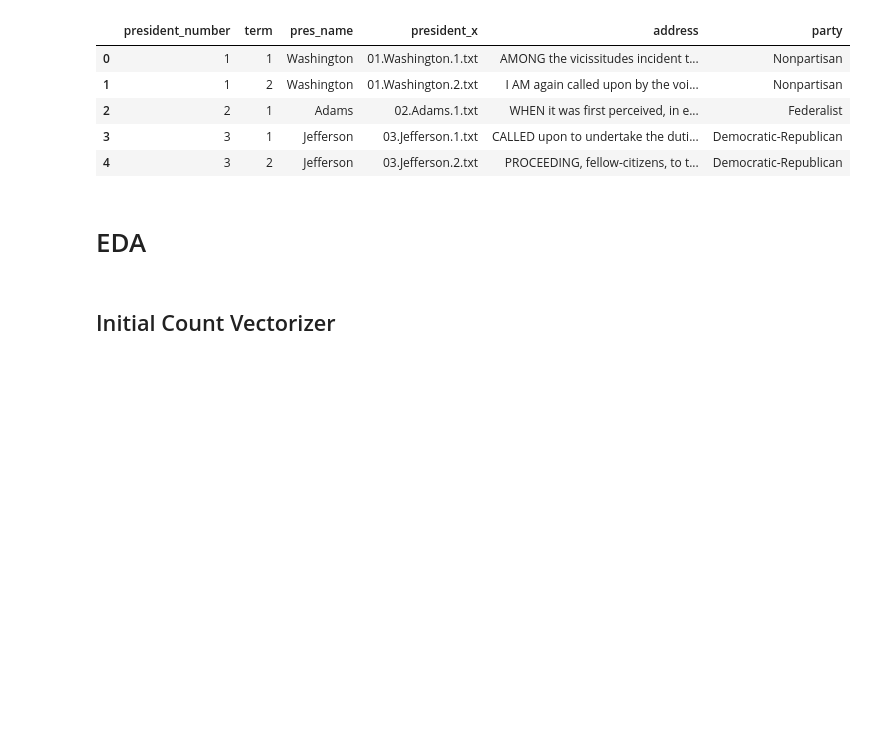
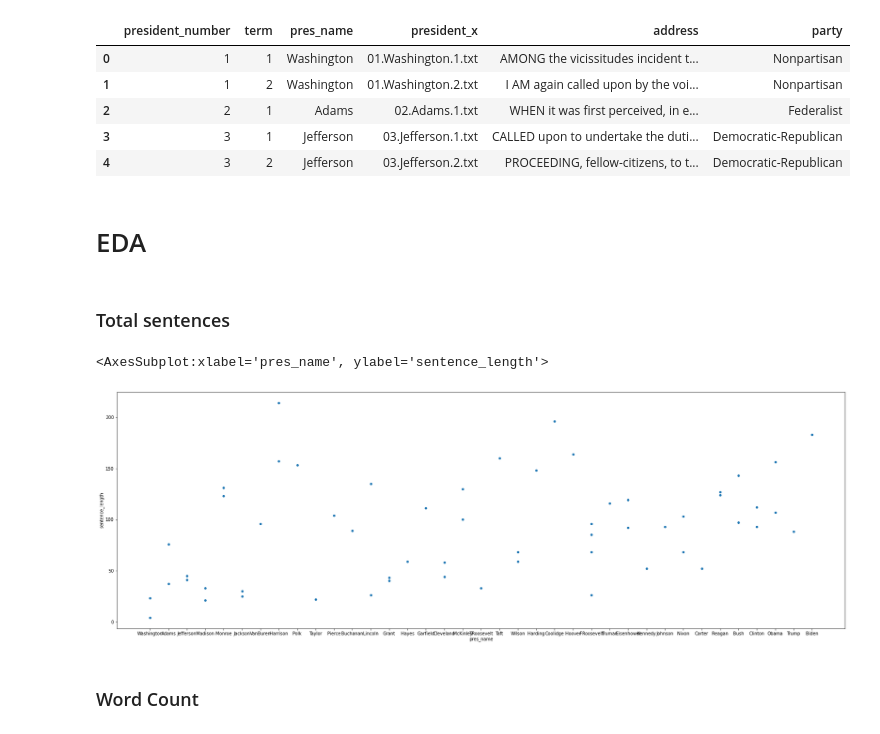
Before and after one commit to andrewdouglassmith1/NLP_Inaugural_Addresses, a Jupyter notebook: Code/02_NLP_Analysis.ipynb, the cells around one changed output. Cells and saved outputs as stored; diff of their text form; code cells hidden in the pictures; blank space fills up the shorter version.

```diff
--- a/Code/02_NLP_Analysis.ipynb
+++ b/Code/02_NLP_Analysis.ipynb
@@ -33,4 +41,4 @@ df.head()
 # %% [markdown]
 # EDA
 # %% [markdown]
-## Initial Count Vectorizer
+### Total sentences
@@ -36,0 +48,10 @@ df.head()
+# %%
+# Draw lineplot
+fig_dims = (30, 10)
+fig, ax = plt.subplots(figsize=fig_dims)
+sns.scatterplot(y="sentence_length", x="pres_name",data=df,ax=ax)
+# %% [output]
+<AxesSubplot:xlabel='pres_name', ylabel='sentence_length'>
+[figure, added]
+# %% [markdown]
+### Word Count
```
Also changed, not shown: parts of 24 cells of this notebook, 3 other files.
